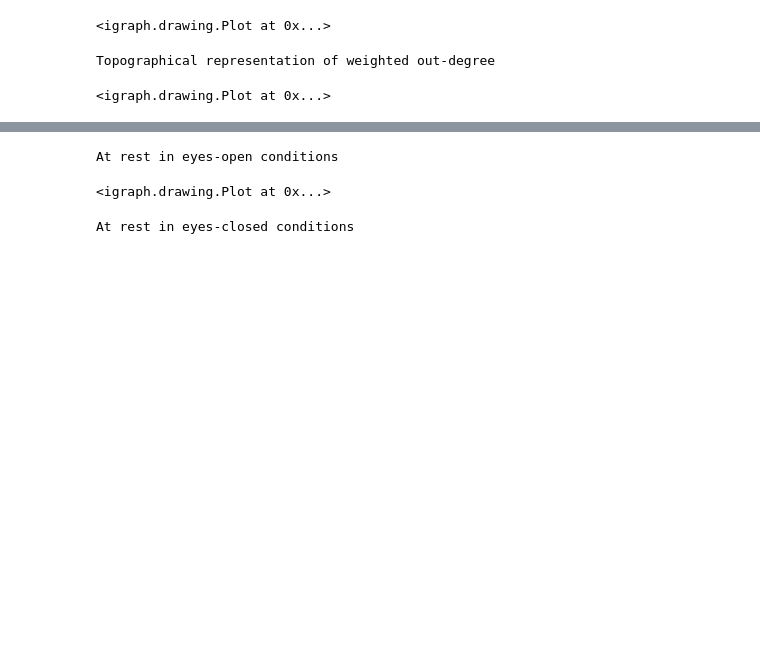
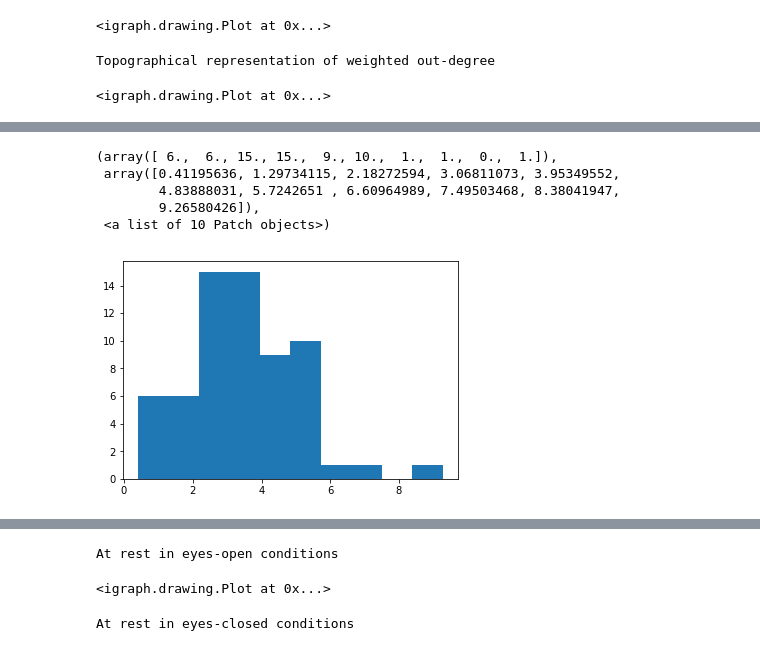
Before and after one commit to mattiapdo/brain_network_study_during_rest_state, a Jupyter notebook: main.ipynb, the cells around one changed output, grey strips where cells are left out. Drawn from its saved outputs; the diff is of its cells as text; code cells hidden in the pictures; blank space fills up the shorter version.

```diff
--- a/main.ipynb
+++ b/main.ipynb
@@ -334,0 +434,10 @@ Topographical representation of weighted out-degree
+# %%
+hist_open = hist(G_closed.strength(mode = 3,  weights = "weight"))
+hist_open
+# %% [output]
+(array([ 6.,  6., 15., 15.,  9., 10.,  1.,  1.,  0.,  1.]),
+ array([0.41195636, 1.29734115, 2.18272594, 3.06811073, 3.95349552,
+        4.83888031, 5.7242651 , 6.60964989, 7.49503468, 8.38041947,
+        9.26580426]),
+ <a list of 10 Patch objects>)
+[figure, added]
```
Also changed, not shown: parts of 38 cells of this notebook, 34 other files.
